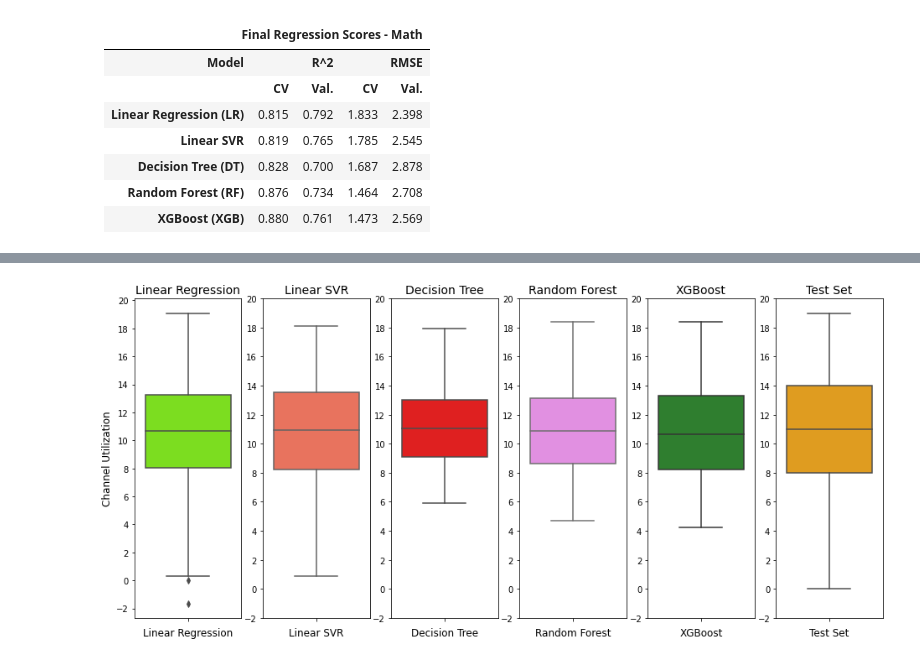
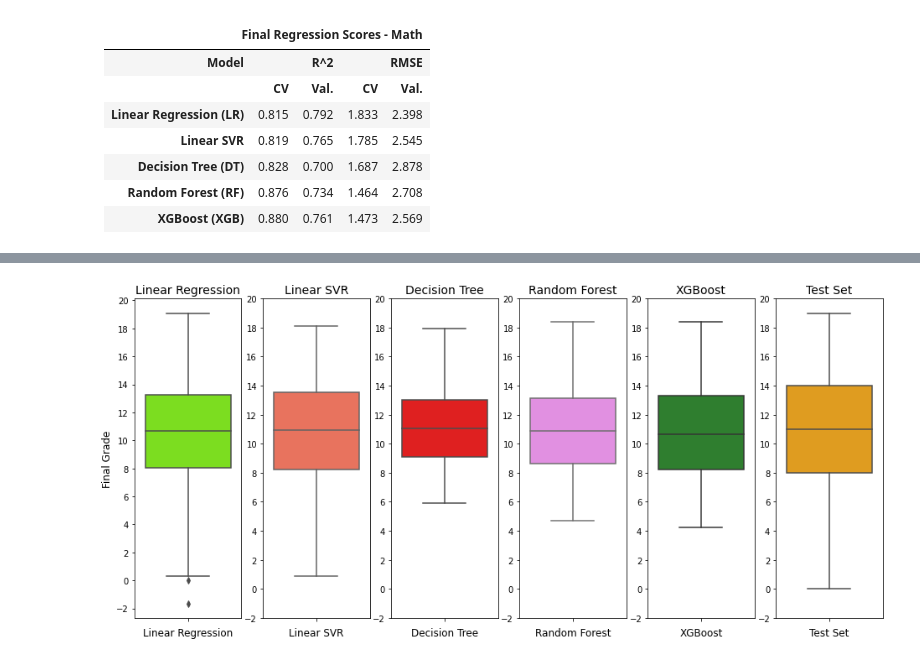
Before and after one commit to MarkLee7925/Student-Grade-Regression, a Jupyter notebook: Math/Student_Grade_Regression_Math.ipynb, the cells around one changed output, grey strips where cells are left out. Cells and saved outputs as stored; diff of their text form; code cells hidden in the pictures.

```diff
--- a/Math/Student_Grade_Regression_Math.ipynb
+++ b/Math/Student_Grade_Regression_Math.ipynb
@@ -2609,7 +2618,7 @@ ax1 = box_plots_comb.add_subplot(1, 6, 1)
 ax1 = sns.boxplot(y=lr_pred, color='lawngreen', orient='v')
 plt.yticks(np.arange(-2, 22, 2))
 plt.xlabel('Linear Regression', fontsize=12)
-plt.ylabel('Channel Utilization', fontsize=12)
+plt.ylabel('Final Grade', fontsize=12)
 plt.title('Linear Regression', fontsize=14)
 
 # Box plot for linear_svr_pred
@@ -2623,31 +2632,31 @@ plt.title('Linear SVR', fontsize=14)
 ax3 = box_plots_comb.add_subplot(1, 6, 3)
 ax3 = sns.boxplot(y=dt_pred, color='red', orient='v')
 plt.yticks(np.arange(-2, 22, 2))
 plt.xlabel('Decision Tree', fontsize=12)
 plt.title('Decision Tree', fontsize=14)
 
 # Box plot for rf_pred
 ax4 = box_plots_comb.add_subplot(1, 6, 4)
 ax4 = sns.boxplot(y=rf_pred, color='violet', orient='v')
 plt.yticks(np.arange(-2, 22, 2))
 plt.xlabel('Random Forest', fontsize=12)
 plt.title('Random Forest', fontsize=14)
 
 # Box plot for xgb_pred
 ax5 = box_plots_comb.add_subplot(1, 6, 5)
 ax5 = sns.boxplot(y=xgb_pred, color='forestgreen', orient='v')
 plt.yticks(np.arange(-2, 22, 2))
 plt.xlabel('XGBoost', fontsize=12)
 plt.title('XGBoost', fontsize=14)
 
 # Box plot for y_test
 ax6 = box_plots_comb.add_subplot(1, 6, 6)
 ax6 = sns.boxplot(y=y_test, color='orange', orient='v')
 plt.yticks(np.arange(-2, 22, 2))
 plt.xlabel('Test Set', fontsize=12)
 plt.title('Test Set', fontsize=14)
 
 # Show plot
 plt.show()
 # %% [output]
-[figure, old version]
+[figure, new version]
```
Also changed, not shown: parts of 5 cells of this notebook.
